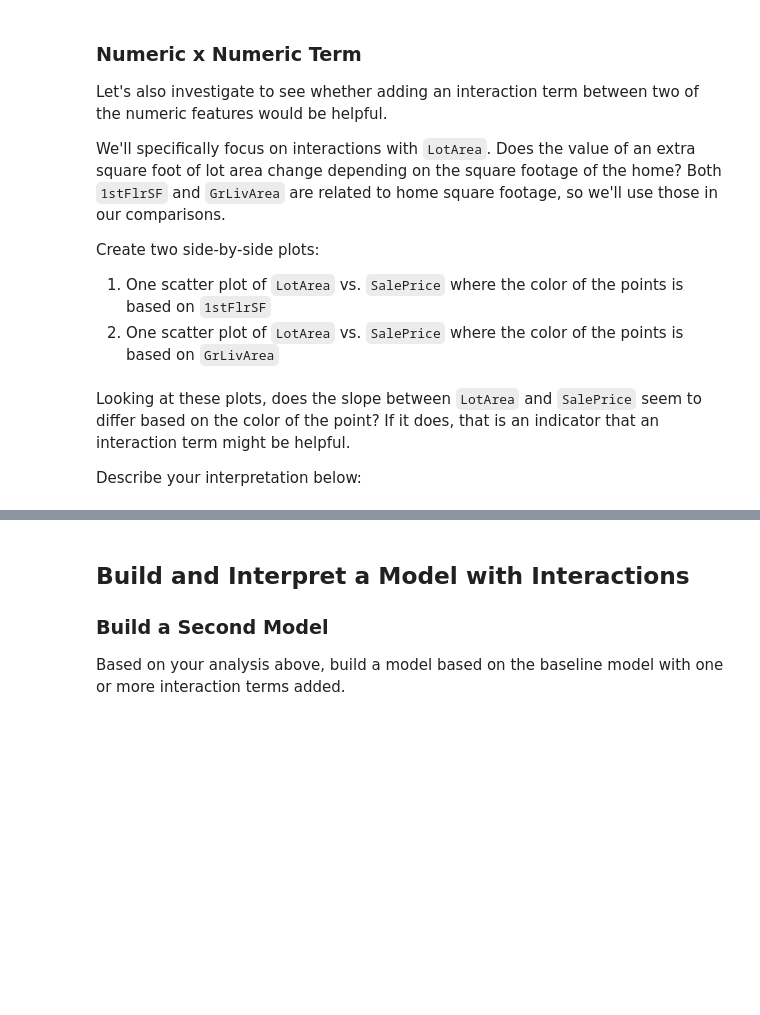
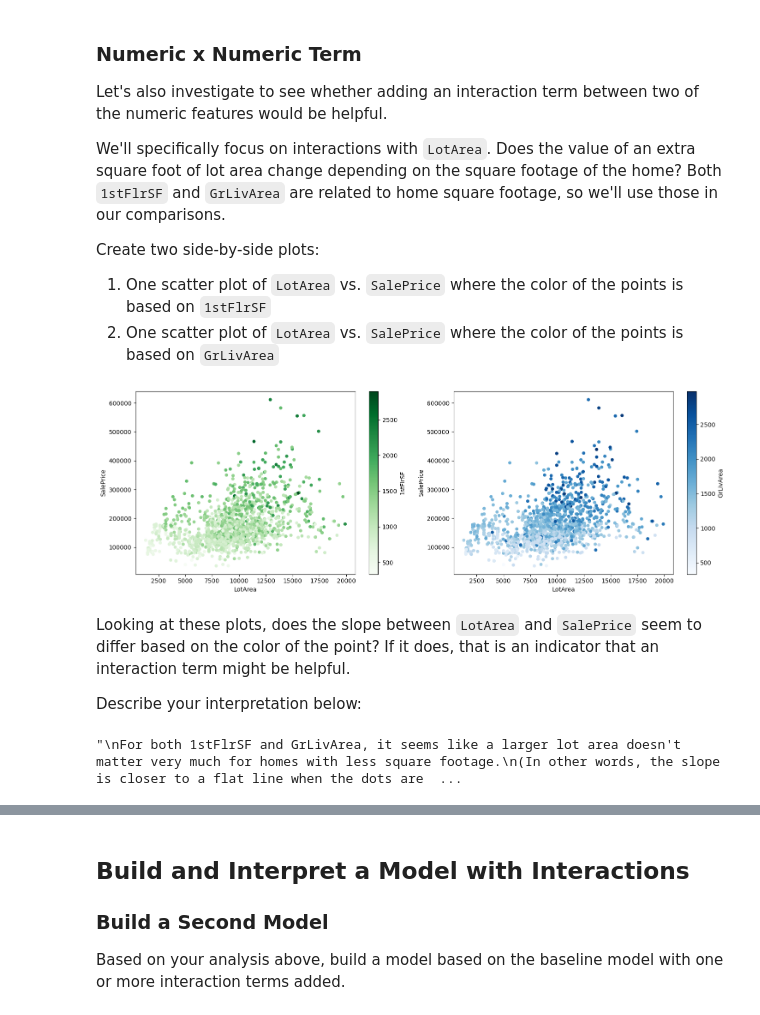
Before and after one commit to morgannash1/dsc-interaction-terms-lab-v2-5, a Jupyter notebook: index.ipynb, the cells around one changed output, grey strips where cells are left out. Drawn from its saved outputs; the diff is of its cells as text; code cells hidden in the pictures; blank space fills up the shorter version.

```diff
--- a/index.ipynb
+++ b/index.ipynb
@@ -205,3 +249,12 @@ Create two side-by-side plots:
+# %%
+# Your code here - create two visualizations
+fig, (ax1, ax2) = plt.subplots(ncols=2, figsize=(15,5))
+ames.plot.scatter(x="LotArea", y="SalePrice", c="1stFlrSF", cmap="Greens", ax=ax1)
+ames.plot.scatter(x="LotArea", y="SalePrice", c="GrLivArea", cmap="Blues", ax=ax2)
+fig.tight_layout()
+plt.show();
+# %% [output]
+[figure, added]
 # %% [markdown]
 Looking at these plots, does the slope between `LotArea` and `SalePrice` seem to differ based on the color of the point? If it does, that is an indicator that an interaction term might be helpful.
 
@@ -211,3 +262,18 @@ Describe your interpretation below:
+# %%
+# Your written answer here
+'''
+For both 1stFlrSF and GrLivArea, it seems like a larger lot area doesn't matter very much for homes with less square footage.
+(In other words, the slope is closer to a flat line when the dots are lighter colored.)
+Then for homes with more square footage, a larger lot area seems to matter more for the sale price.
+(In other words, the slope is steeper when the dots are darker colored.)
+
+This difference in slope based on color indicates that an interaction term for either/both of 1stFlrSF and GrLivArea with
+LotArea might be helpful.
+
+For ease of model interpretation, it probably makes the most sense to create an interaction term between LotArea and
+1stFlrSF, since we already have an interaction that uses GrLivArea.'''
+# %% [output]
+"\nFor both 1stFlrSF and GrLivArea, it seems like a larger lot area doesn't matter very much for homes with less square footage.\n(In other words, the slope is closer to a flat line when the dots are  ...
 # %% [markdown]
 <details>
     <summary style="cursor: pointer"><b>Answer (click to reveal)</b></summary>
```
Also changed, not shown: parts of 16 cells of this notebook.
